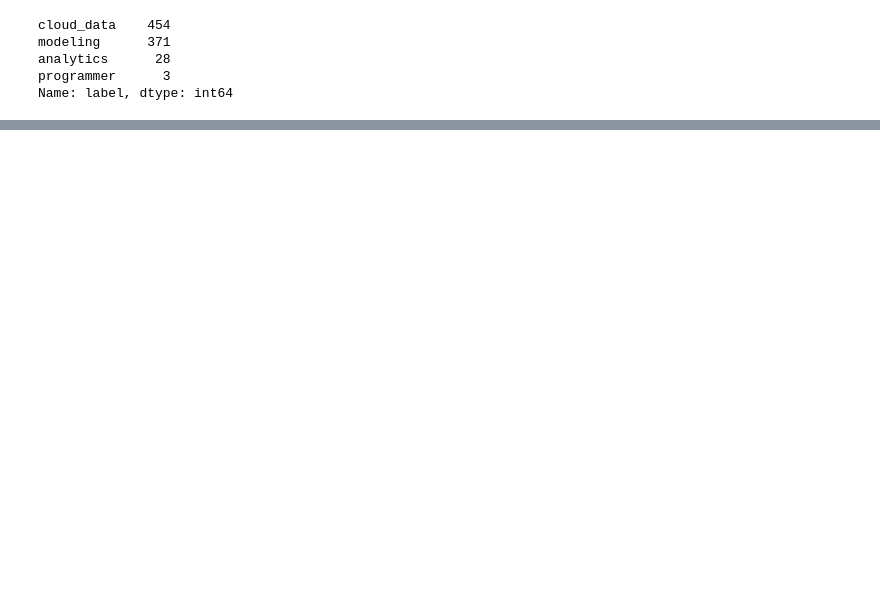
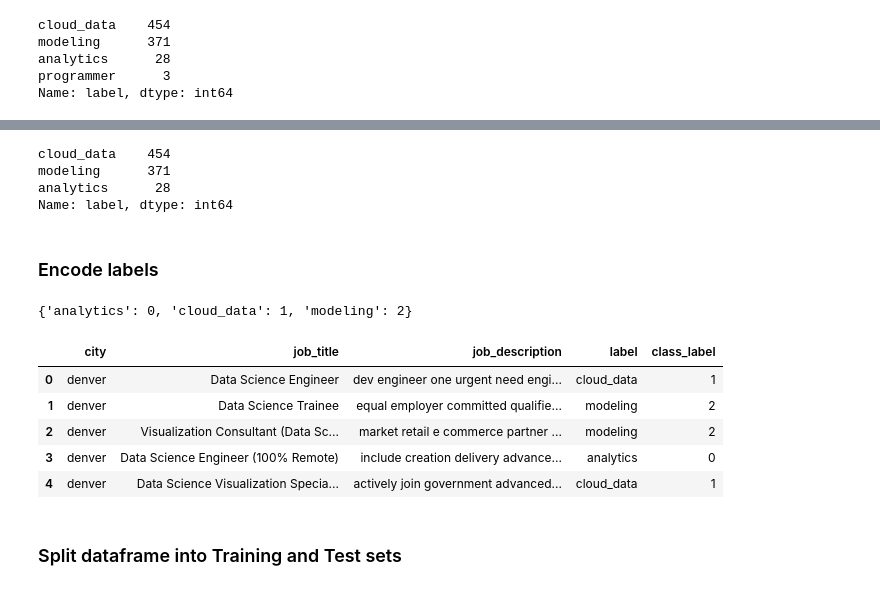
Before and after one commit to mwalbers1/DSC-609-Summer-2022, a Jupyter notebook: Machine_Learning_Final_Project.ipynb, the cells around one changed output, grey strips where cells are left out. Saved outputs shown, nothing was run; the diff lists cells and outputs as text; code cells hidden in the pictures; blank space fills up the shorter version.

```diff
--- a/Machine_Learning_Final_Project.ipynb
+++ b/Machine_Learning_Final_Project.ipynb
@@ -621,0 +643,2 @@ Name: label, dtype: int64
+# %%
+job_postings_df = job_postings_df.loc[job_postings_df.label!='programmer']
@@ -621,0 +667,27 @@ Name: label, dtype: int64
+# %%
+job_postings_df['label'].value_counts()
+# %% [output]
+cloud_data    454
+modeling      371
+analytics      28
+Name: label, dtype: int64
+# %% [markdown]
+### Encode labels
+# %%
+class_map = {label:idx for idx, label in enumerate(np.unique(job_postings_df['label']))}
+class_map
+# %% [output]
+{'analytics': 0, 'cloud_data': 1, 'modeling': 2}
+# %%
+job_postings_df['class_label'] = job_postings_df['label'].map(class_map)
+# %%
+job_postings_df.head()
+# %% [output]
+|  | city | job_title | job_description | label | class_label |
+| 0 | denver | Data Science Engineer | dev engineer one urgent need engi... | cloud_data | 1 |
+| 1 | denver | Data Science Trainee | equal employer committed qualifie... | modeling | 2 |
+| 2 | denver | Visualization Consultant (Data Sc... | market retail e commerce partner ... | modeling | 2 |
+| 3 | denver | Data Science Engineer (100% Remote) | include creation delivery advance... | analytics | 0 |
+| 4 | denver | Data Science Visualization Specia... | actively join government advanced... | cloud_data | 1 |
+# %% [markdown]
+### Split dataframe into Training and Test sets
```
Also changed, not shown: parts of 44 cells of this notebook.
